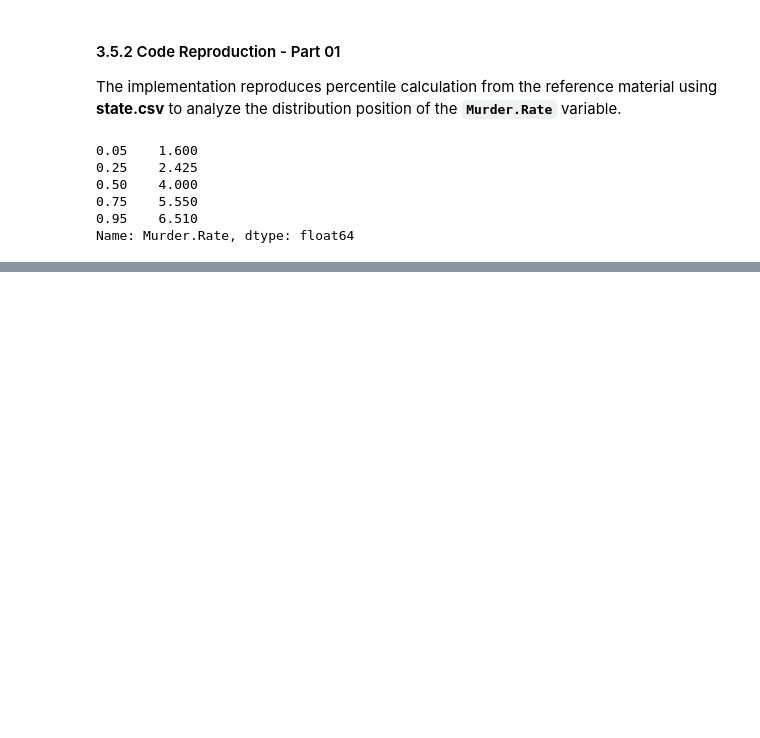
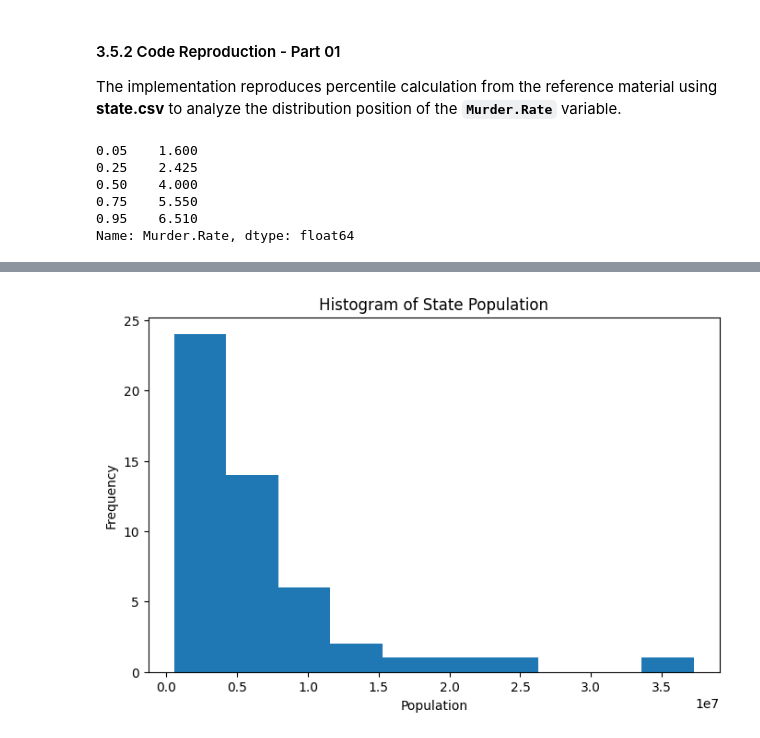
Before and after one commit to kinanpta/Practical-Statistics-for-Data-Scientists, a Jupyter notebook: Chapter01_Exploratory_Data_Analysis.ipynb, the cells around one changed output, grey strips where cells are left out. Cells and saved outputs as stored; diff of their text form; code cells hidden in the pictures; blank space fills up the shorter version.

```diff
--- a/Chapter01_Exploratory_Data_Analysis.ipynb
+++ b/Chapter01_Exploratory_Data_Analysis.ipynb
@@ -397,0 +431,13 @@ Name: Murder.Rate, dtype: float64
+# %%
+state = pd.read_csv("datasets/state.csv")
+state["Population"].plot.hist(
+    bins=10,
+    figsize=(8,5)
+)
+
+plt.title("Histogram of State Population")
+plt.xlabel("Population")
+plt.ylabel("Frequency")
+plt.show()
+# %% [output]
+[figure, added]
```
Also changed, not shown: parts of 10 cells of this notebook.
